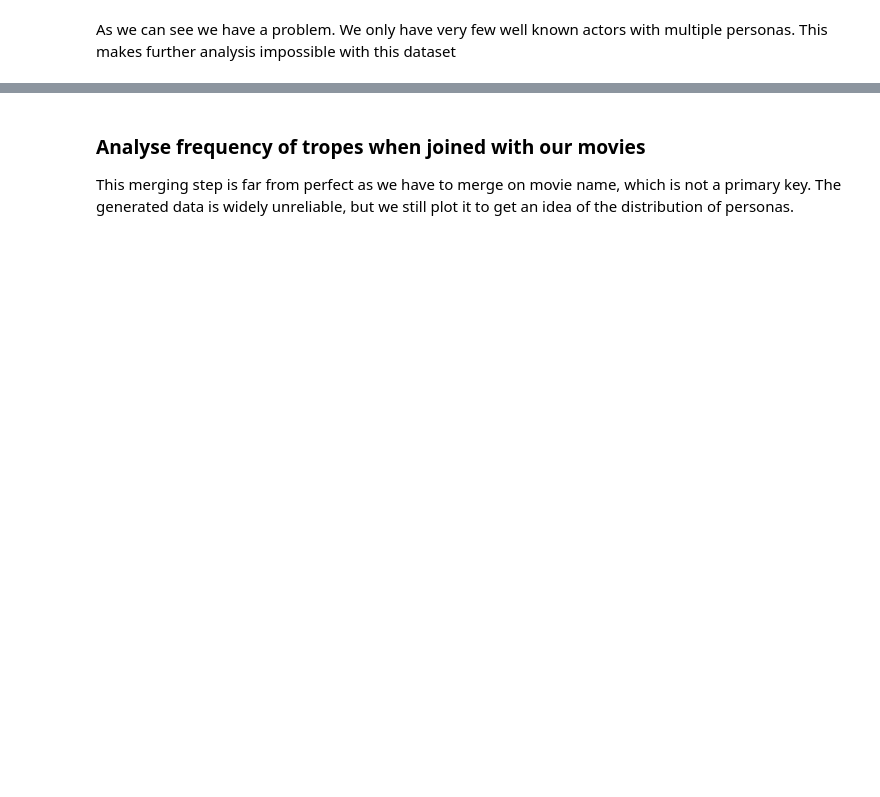
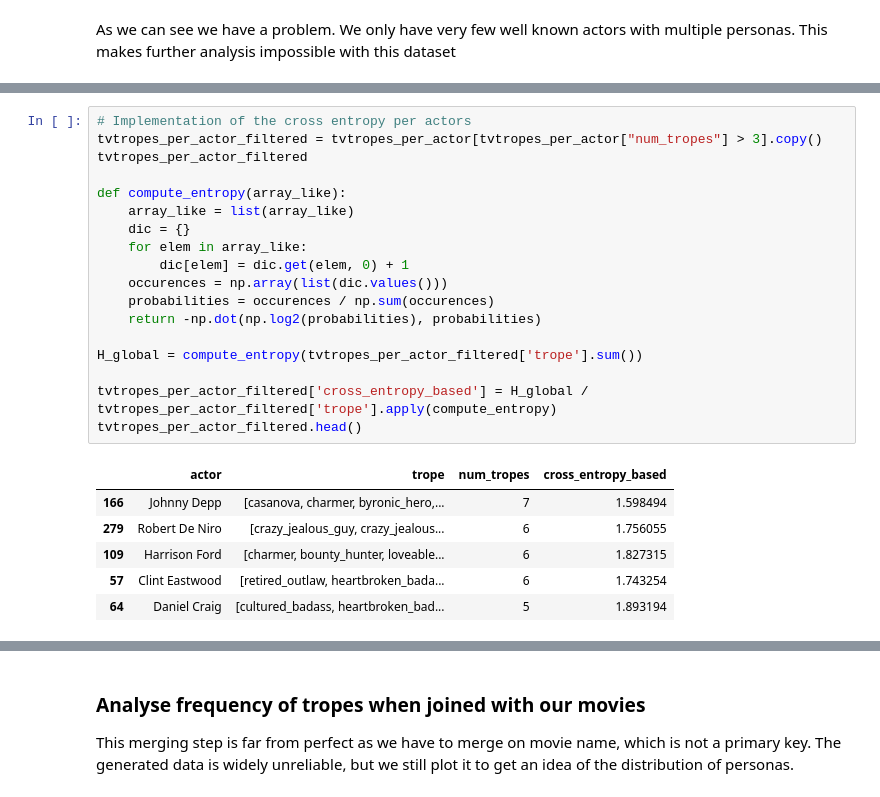
Before and after one commit to epfl-ada/ada-2023-project-advanceddataarsonists, a Jupyter notebook: initial_analyses.ipynb, the cells around one changed output, grey strips where cells are left out. Drawn from its saved outputs; the diff is of its cells as text; blank space fills up the shorter version.

```diff
--- a/initial_analyses.ipynb
+++ b/initial_analyses.ipynb
@@ -499,0 +534,25 @@ As we can see we have a problem. We only have very few well known actors with mu
+# %%
+# Implementation of the cross entropy per actors
+tvtropes_per_actor_filtered = tvtropes_per_actor[tvtropes_per_actor["num_tropes"] > 3].copy()
+tvtropes_per_actor_filtered
+
+def compute_entropy(array_like):
+    array_like = list(array_like)
+    dic = {}
+    for elem in array_like:
+        dic[elem] = dic.get(elem, 0) + 1
+    occurences = np.array(list(dic.values()))
+    probabilities = occurences / np.sum(occurences)
+    return -np.dot(np.log2(probabilities), probabilities)
+
+H_global = compute_entropy(tvtropes_per_actor_filtered['trope'].sum())
+
+tvtropes_per_actor_filtered['cross_entropy_based'] = H_global / tvtropes_per_actor_filtered['trope'].apply(compute_entropy)
+tvtropes_per_actor_filtered.head()
+# %% [output]
+|  | actor | trope | num_tropes | cross_entropy_based |
+| 166 | Johnny Depp | [casanova, charmer, byronic_hero,... | 7 | 1.598494 |
+| 279 | Robert De Niro | [crazy_jealous_guy, crazy_jealous... | 6 | 1.756055 |
+| 109 | Harrison Ford | [charmer, bounty_hunter, loveable... | 6 | 1.827315 |
+| 57 | Clint Eastwood | [retired_outlaw, heartbroken_bada... | 6 | 1.743254 |
+| 64 | Daniel Craig | [cultured_badass, heartbroken_bad... | 5 | 1.893194 |
```
Also changed, not shown: parts of 82 cells of this notebook.
